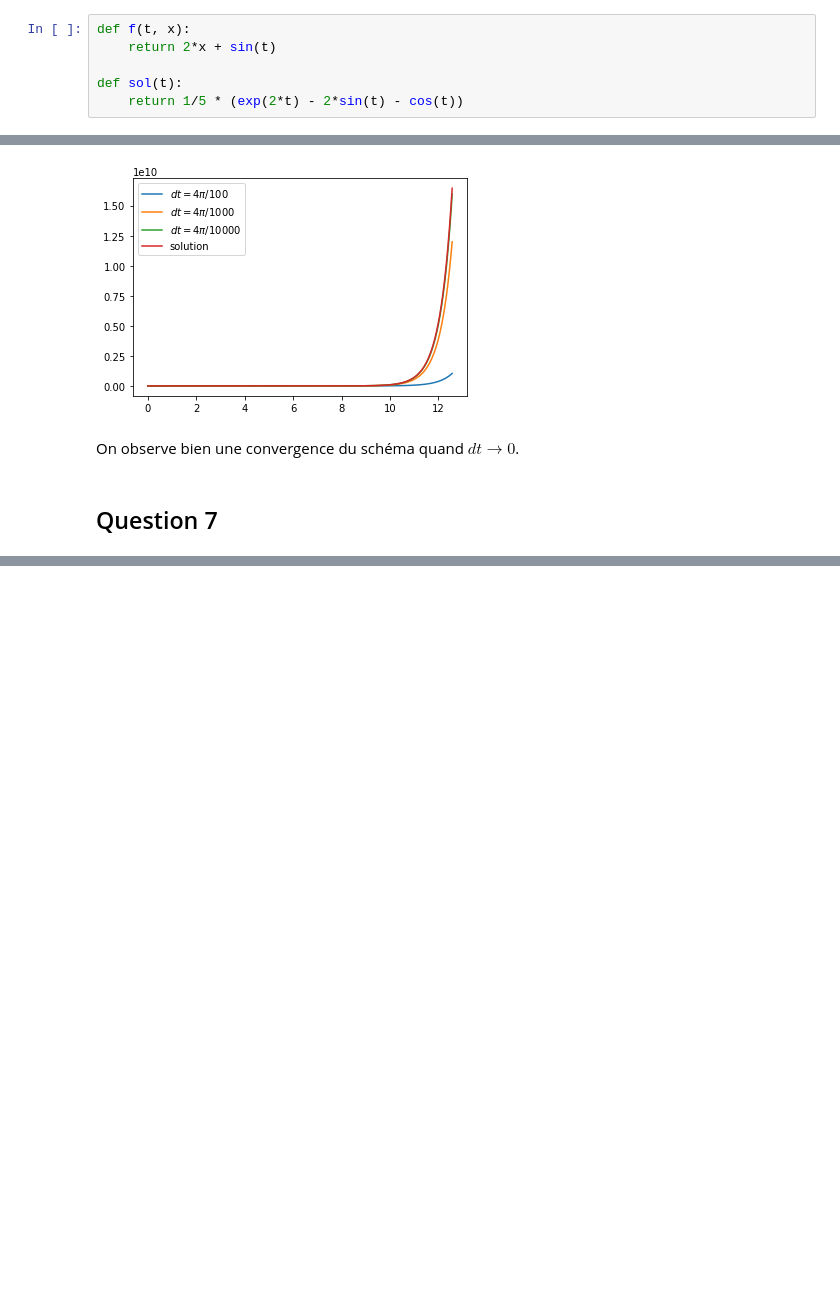
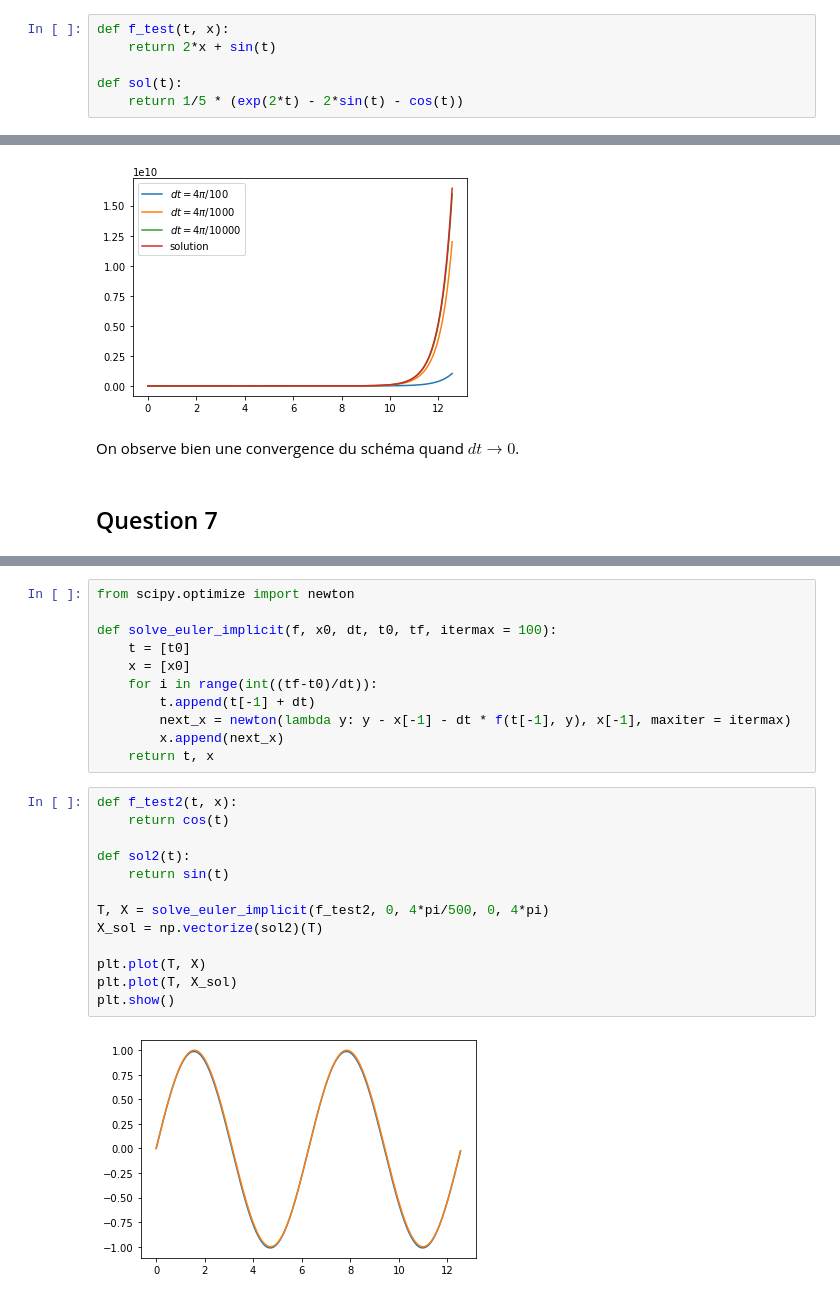
Before and after one commit to MaximeSTUDTER/equadiff, a Jupyter notebook: projet-equadiff.ipynb, the cells around one changed output, grey strips where cells are left out. Saved outputs shown, nothing was run; the diff lists cells and outputs as text; blank space fills up the shorter version.

```diff
--- a/projet-equadiff.ipynb
+++ b/projet-equadiff.ipynb
@@ -111,7 +111,7 @@ def solve_euler_explicit(f, x0, dt, t0, tf):
         x.append(x[-1] + dt * f(t[-1], x[-1]))
     return t, x
 # %%
-def f(t, x):
+def f_test(t, x):
     return 2*x + sin(t)
 
 def sol(t):
@@ -146,0 +168,26 @@ TypeError: can't multiply sequence by non-int of type 'float'
+# %%
+from scipy.optimize import newton
+
+def solve_euler_implicit(f, x0, dt, t0, tf, itermax = 100):
+    t = [t0]
+    x = [x0]
+    for i in range(int((tf-t0)/dt)):
+        t.append(t[-1] + dt)
+        next_x = newton(lambda y: y - x[-1] - dt * f(t[-1], y), x[-1], maxiter = itermax)
+        x.append(next_x)
+    return t, x
+# %%
+def f_test2(t, x):
+    return cos(t)
+
+def sol2(t):
+    return sin(t)
+
+T, X = solve_euler_implicit(f_test2, 0, 4*pi/500, 0, 4*pi)
+X_sol = np.vectorize(sol2)(T)
+
+plt.plot(T, X)
+plt.plot(T, X_sol)
+plt.show()
+# %% [output]
+[figure, added]
```
Also changed, not shown: parts of 14 cells of this notebook.
